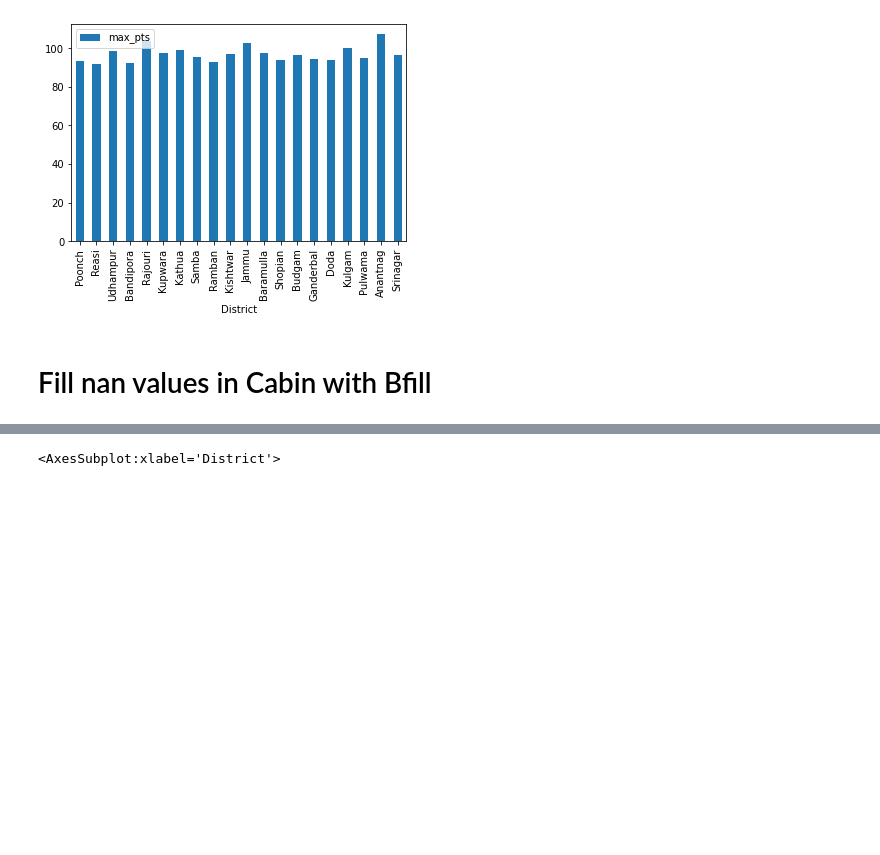
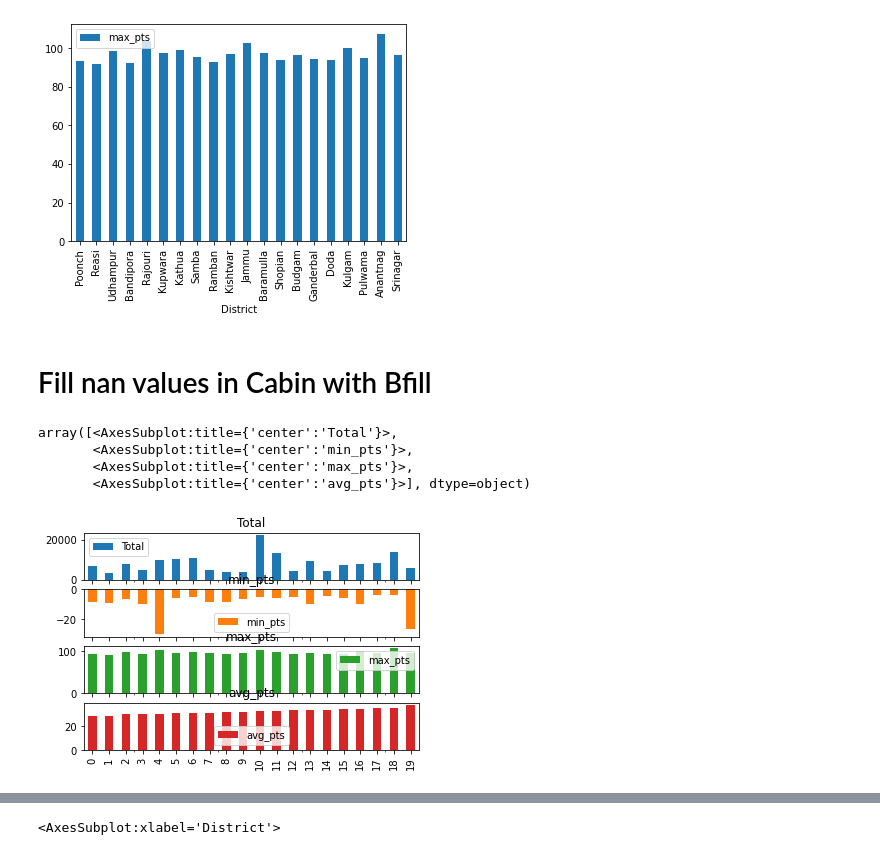
Before and after one commit to rajaaijaz10/numpy1, a Jupyter notebook: new/jkssb.ipynb, the cells around one changed output, grey strips where cells are left out. Drawn from its saved outputs; the diff is of its cells as text; code cells hidden in the pictures; blank space fills up the shorter version.

```diff
--- a/new/jkssb.ipynb
+++ b/new/jkssb.ipynb
@@ -40,3 +42,11 @@ tt1.plot(x='District',y='max_pts',kind='bar')
 [figure]
 # %% [markdown]
 # Fill nan values in Cabin with Bfill
+# %%
+tt1.plot(subplots=True,kind='bar')
+# %% [output]
+array([<AxesSubplot:title={'center':'Total'}>,
+       <AxesSubplot:title={'center':'min_pts'}>,
+       <AxesSubplot:title={'center':'max_pts'}>,
+       <AxesSubplot:title={'center':'avg_pts'}>], dtype=object)
+[figure, added]
```
Also changed, not shown: parts of 7 cells of this notebook, 39 other files.
